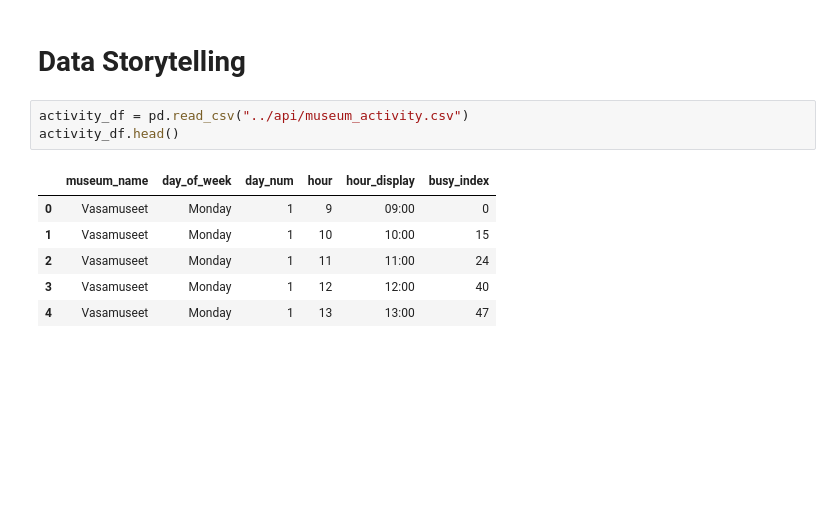
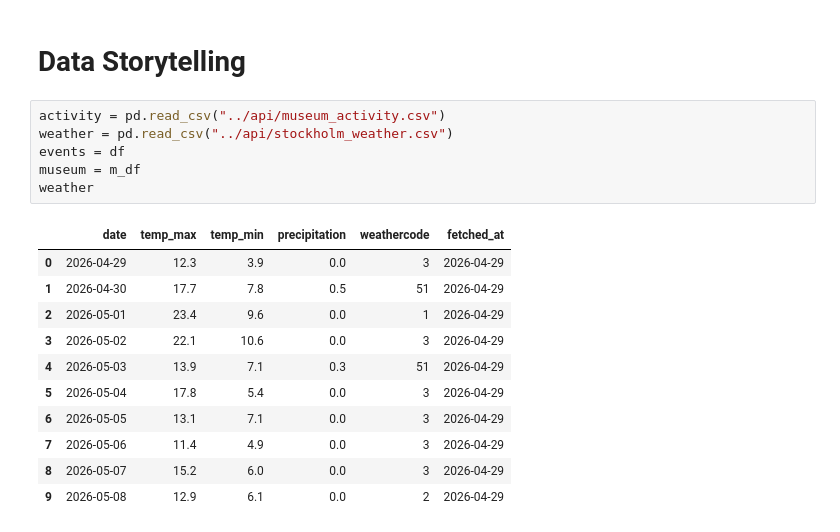
Before and after one commit to LisaYllander92/Visualization_project, a Jupyter notebook: eda/eda_lisa.ipynb, the cells around one changed output. Drawn from its saved outputs; the diff is of its cells as text; blank space fills up the shorter version.

Commit message:
Data storytelling: Events vs weather

```diff
--- a/eda/eda_lisa.ipynb
+++ b/eda/eda_lisa.ipynb
@@ -557,12 +511,20 @@ plt.show()
 # %% [markdown]
 # Data Storytelling
 # %%
-activity_df = pd.read_csv("../api/museum_activity.csv")
-activity_df.head()
+activity = pd.read_csv("../api/museum_activity.csv")
+weather = pd.read_csv("../api/stockholm_weather.csv")
+events = df
+museum = m_df
+weather
 # %% [output]
-|  | museum_name | day_of_week | day_num | hour | hour_display | busy_index |
-| 0 | Vasamuseet | Monday | 1 | 9 | 09:00 | 0 |
-| 1 | Vasamuseet | Monday | 1 | 10 | 10:00 | 15 |
-| 2 | Vasamuseet | Monday | 1 | 11 | 11:00 | 24 |
-| 3 | Vasamuseet | Monday | 1 | 12 | 12:00 | 40 |
-| 4 | Vasamuseet | Monday | 1 | 13 | 13:00 | 47 |
+|  | date | temp_max | temp_min | precipitation | weathercode | fetched_at |
+| 0 | 2026-04-29 | 12.3 | 3.9 | 0.0 | 3 | 2026-04-29 |
+| 1 | 2026-04-30 | 17.7 | 7.8 | 0.5 | 51 | 2026-04-29 |
+| 2 | 2026-05-01 | 23.4 | 9.6 | 0.0 | 1 | 2026-04-29 |
+| 3 | 2026-05-02 | 22.1 | 10.6 | 0.0 | 3 | 2026-04-29 |
+| 4 | 2026-05-03 | 13.9 | 7.1 | 0.3 | 51 | 2026-04-29 |
+| 5 | 2026-05-04 | 17.8 | 5.4 | 0.0 | 3 | 2026-04-29 |
+| 6 | 2026-05-05 | 13.1 | 7.1 | 0.0 | 3 | 2026-04-29 |
+| 7 | 2026-05-06 | 11.4 | 4.9 | 0.0 | 3 | 2026-04-29 |
+| 8 | 2026-05-07 | 15.2 | 6.0 | 0.0 | 3 | 2026-04-29 |
+| 9 | 2026-05-08 | 12.9 | 6.1 | 0.0 | 2 | 2026-04-29 |
```
Also changed, not shown: parts of 10 cells of this notebook, 1 other file.
